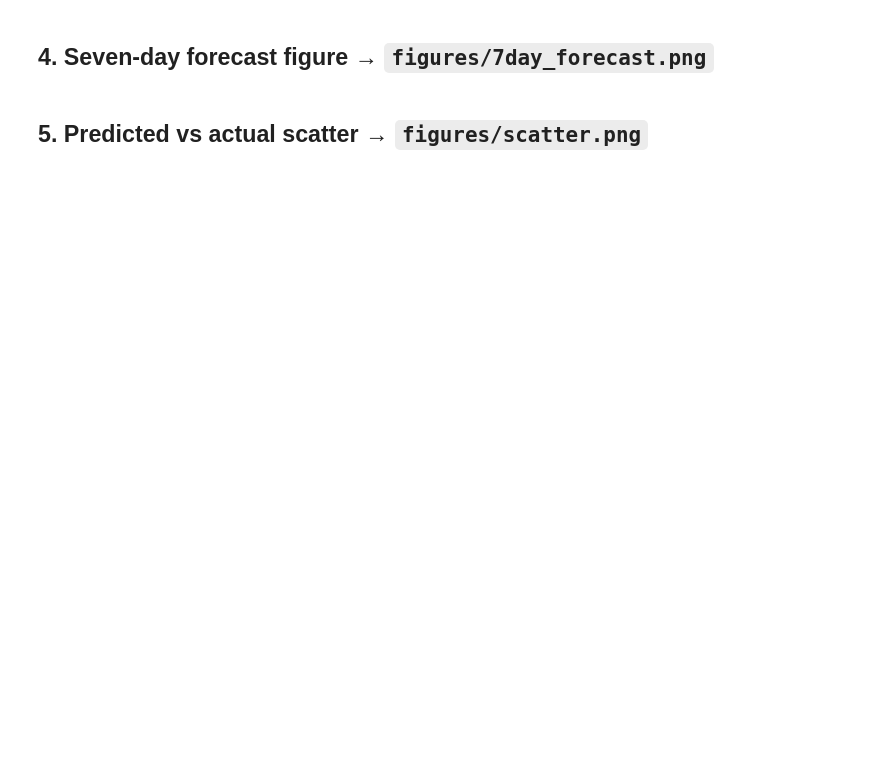
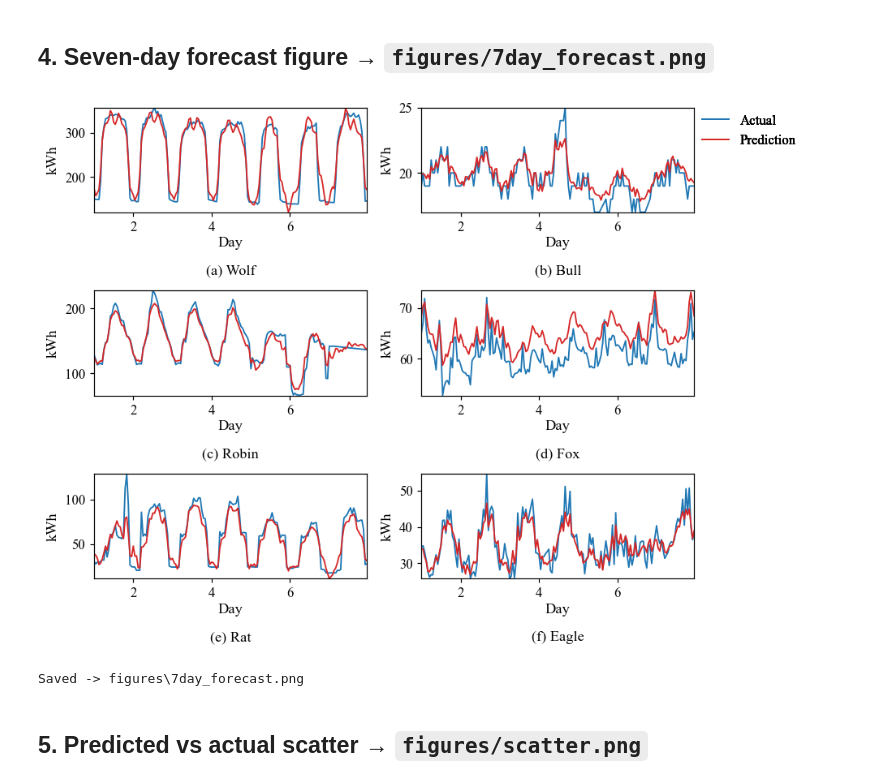
Before and after one commit to buntueng/PowerLoadForecasting, a Jupyter notebook: DayAhead-BuildingLoad/Confirm/analyze_results.ipynb, the cells around one changed output. Cells and saved outputs as stored; diff of their text form; code cells hidden in the pictures; blank space fills up the shorter version.

```diff
--- a/DayAhead-BuildingLoad/Confirm/analyze_results.ipynb
+++ b/DayAhead-BuildingLoad/Confirm/analyze_results.ipynb
@@ -176,27 +210,32 @@ else:
 # %%
 def seven_day_figure(proposed="VMD_Optuna_TCN", dataset="test", days=7):
     if preds is None:
         print("Need all_predictions_long.csv"); return
     d = preds[(preds["Model"]==proposed) & (preds["Dataset"]==dataset)]
     blds = [b for b in BUILDING_ORDER if b in d["Building"].unique()]
     if not blds: print("No proposed predictions for", dataset); return
     n = days*24
-    fig, axes = plt.subplots(3, 2, figsize=(12, 7))
+    fig, axes = plt.subplots(3, 2, figsize=(8, 6))
     for ax, b in zip(axes.ravel(), blds):
         s = d[d["Building"]==b].sort_values("Timestamp").head(n)
         x = np.arange(len(s))/24 + 1
         ax.plot(x, s["Actual"].values, color="#1f77b4", lw=1.2, label="Actual")
         ax.plot(x, s["Prediction"].values, color="#d62728", lw=1.2, label="Prediction")
+        ax.margins(x=0,y=0)
         ax.set_xlabel("Day", labelpad=2); ax.set_ylabel("kWh")
         ax.text(0.5, -0.5, f"({chr(97+blds.index(b))}) {b}",
                 transform=ax.transAxes, ha="center", va="top")
-        if b == blds[0]:
-            ax.legend(loc="upper right", frameon=False, ncol=2)
+        # if b == blds[0]:
+        #     ax.legend(loc="upper left", bbox_to_anchor=(1, 1), frameon=False, ncol=2)
+        fig.legend(["Actual", "Prediction"], loc="upper right", bbox_to_anchor=(1.08, 0.98), frameon=False, ncol=1)
     for ax in axes.ravel()[len(blds):]: ax.axis("off")
-    fig.subplots_adjust(hspace=0.75, wspace=0.2, left=0.08, right=0.98, top=0.97, bottom=0.09)
+    fig.subplots_adjust(hspace=0.75, wspace=0.2, left=0.08, right=0.92, top=0.97, bottom=0.09)
     p = os.path.join(FIG_DIR, "7day_forecast.png"); fig.savefig(p); plt.show()
     print("Saved ->", p)
 seven_day_figure()
+# %% [output]
+[figure, added]
+Saved -> figures\7day_forecast.png
 # %% [markdown]
 ## 5. Predicted vs actual scatter → `figures/scatter.png`
 # %%
```
Also changed, not shown: parts of 11 cells of this notebook, 11 other files.
